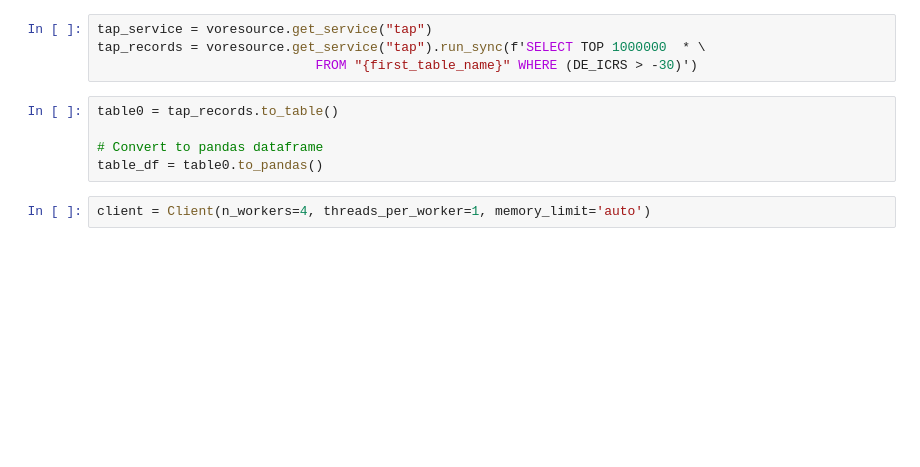
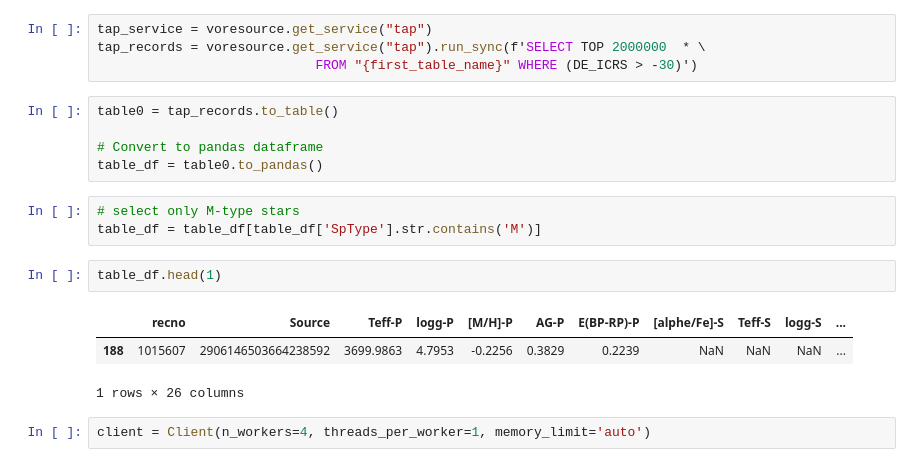
Before and after one commit to lincc-frameworks/MWGaia-DN_Introductory_School, a Jupyter notebook: vizier_LSDB_demo.ipynb, the cells around one changed output. Cells and saved outputs as stored; diff of their text form; blank space fills up the shorter version.

```diff
--- a/vizier_LSDB_demo.ipynb
+++ b/vizier_LSDB_demo.ipynb
@@ -88,13 +88,22 @@ table_name_1 = "I/360/goldf"
 first_table_name = table_name_1
 # %%
 tap_service = voresource.get_service("tap")
-tap_records = voresource.get_service("tap").run_sync(f'SELECT TOP 1000000  * \
+tap_records = voresource.get_service("tap").run_sync(f'SELECT TOP 2000000  * \
                             FROM "{first_table_name}" WHERE (DE_ICRS > -30)')
 # %%
 table0 = tap_records.to_table()
 
 # Convert to pandas dataframe
 table_df = table0.to_pandas()
+# %%
+# select only M-type stars
+table_df = table_df[table_df['SpType'].str.contains('M')]
+# %%
+table_df.head(1)
+# %% [output]
+|  | recno | Source | Teff-P | logg-P | [M/H]-P | AG-P | E(BP-RP)-P | [alphe/Fe]-S | Teff-S | logg-S | ... |
+| 188 | 1015607 | 2906146503664238592 | 3699.9863 | 4.7953 | -0.2256 | 0.3829 | 0.2239 | NaN | NaN | NaN | ... |
+1 rows × 26 columns
 # %%
 client = Client(n_workers=4, threads_per_worker=1, memory_limit='auto')
 # %% [output]
```
Also changed, not shown: parts of 7 cells of this notebook.
